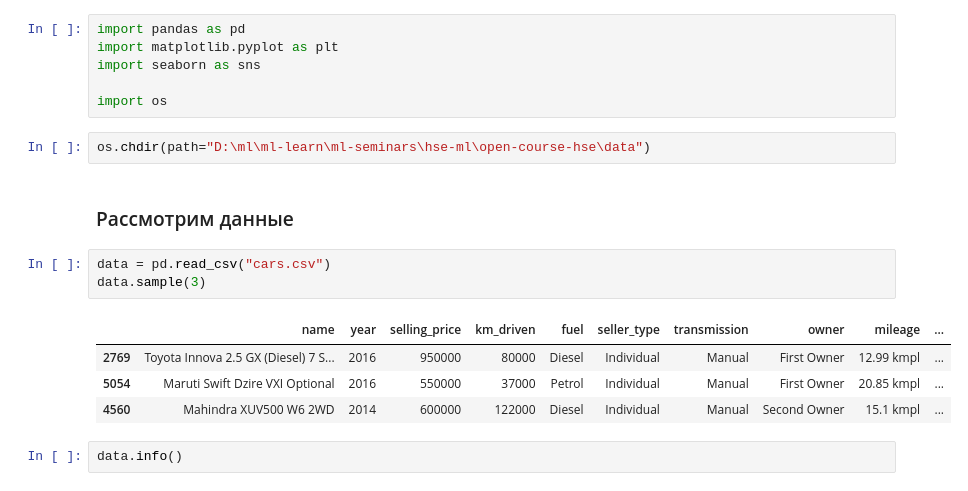
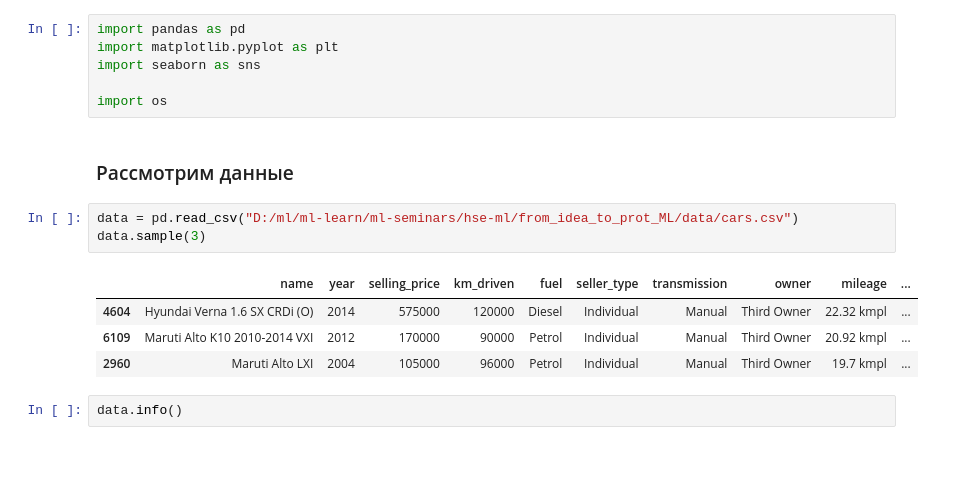
Before and after one commit to mmjoke/from-idea-to-project-ml, a Jupyter notebook: eda-ml_model-cars.ipynb, the cells around one changed output. Drawn from its saved outputs; the diff is of its cells as text; blank space fills up the shorter version.

```diff
--- a/eda-ml_model-cars.ipynb
+++ b/eda-ml_model-cars.ipynb
@@ -4,18 +4,16 @@ import matplotlib.pyplot as plt
 import seaborn as sns
 
 import os
-# %%
-os.chdir(path="D:\ml\ml-learn\ml-seminars\hse-ml\open-course-hse\data")
 # %% [markdown]
 ### Рассмотрим данные
 # %%
-data = pd.read_csv("cars.csv")
+data = pd.read_csv("D:/ml/ml-learn/ml-seminars/hse-ml/from_idea_to_prot_ML/data/cars.csv")
 data.sample(3)
 # %% [output]
 |  | name | year | selling_price | km_driven | fuel | seller_type | transmission | owner | mileage | ... |
-| 2769 | Toyota Innova 2.5 GX (Diesel) 7 S... | 2016 | 950000 | 80000 | Diesel | Individual | Manual | First Owner | 12.99 kmpl | ... |
-| 5054 | Maruti Swift Dzire VXI Optional | 2016 | 550000 | 37000 | Petrol | Individual | Manual | First Owner | 20.85 kmpl | ... |
-| 4560 | Mahindra XUV500 W6 2WD | 2014 | 600000 | 122000 | Diesel | Individual | Manual | Second Owner | 15.1 kmpl | ... |
+| 4604 | Hyundai Verna 1.6 SX CRDi (O) | 2014 | 575000 | 120000 | Diesel | Individual | Manual | Third Owner | 22.32 kmpl | ... |
+| 6109 | Maruti Alto K10 2010-2014 VXI | 2012 | 170000 | 90000 | Petrol | Individual | Manual | Third Owner | 20.92 kmpl | ... |
+| 2960 | Maruti Alto LXI | 2004 | 105000 | 96000 | Petrol | Individual | Manual | Third Owner | 19.7 kmpl | ... |
 # %%
 data.info()
 # %% [output]
```
Also changed, not shown: parts of 5 cells of this notebook.
